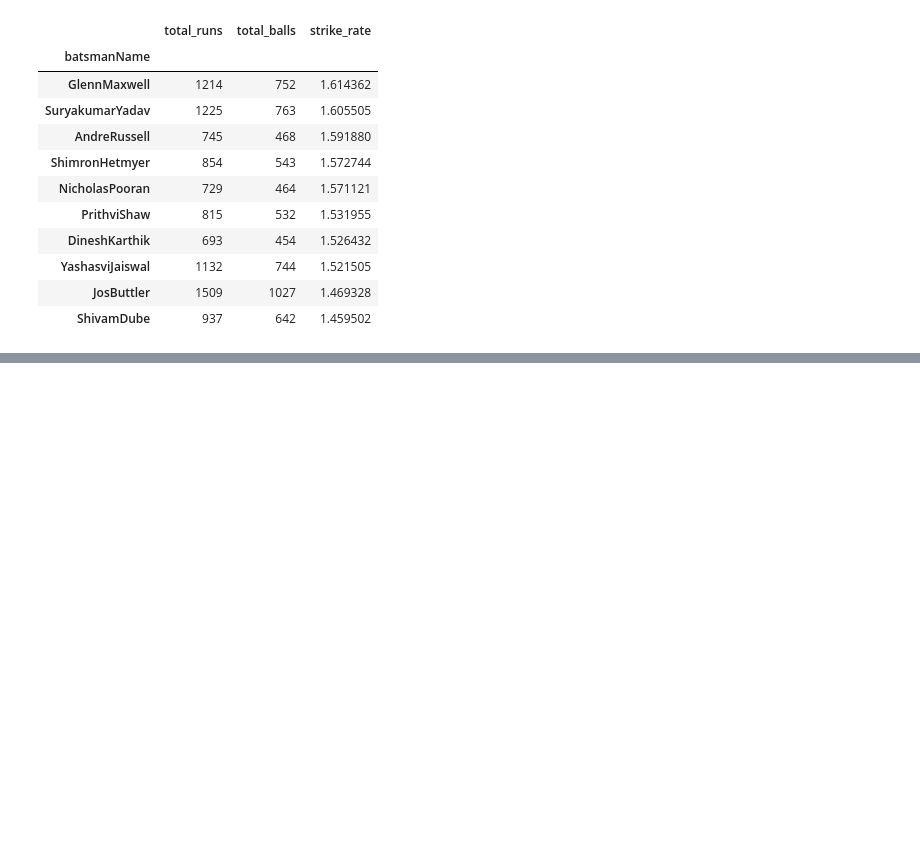
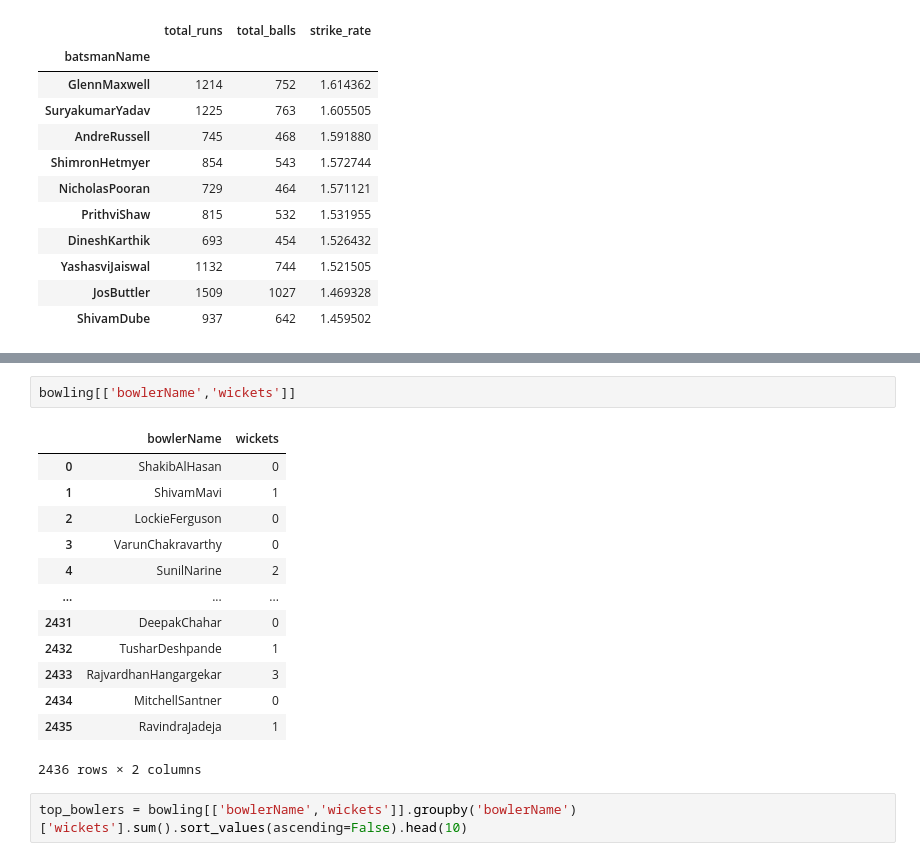
Before and after one commit to sourabhms66/ipl_2024, a Jupyter notebook: codes.ipynb, the cells around one changed output, grey strips where cells are left out. Saved outputs shown, nothing was run; the diff lists cells and outputs as text; blank space fills up the shorter version.

```diff
--- a/codes.ipynb
+++ b/codes.ipynb
@@ -428,0 +445,18 @@ batsman_strike_rate.sort_values(by='strike_rate',ascending=False).head(10)
+# %%
+bowling[['bowlerName','wickets']]
+# %% [output]
+|  | bowlerName | wickets |
+| 0 | ShakibAlHasan | 0 |
+| 1 | ShivamMavi | 1 |
+| 2 | LockieFerguson | 0 |
+| 3 | VarunChakravarthy | 0 |
+| 4 | SunilNarine | 2 |
+| ... | ... | ... |
+| 2431 | DeepakChahar | 0 |
+| 2432 | TusharDeshpande | 1 |
+| 2433 | RajvardhanHangargekar | 3 |
+| 2434 | MitchellSantner | 0 |
+| 2435 | RavindraJadeja | 1 |
+2436 rows × 2 columns
+# %%
+top_bowlers = bowling[['bowlerName','wickets']].groupby('bowlerName')['wickets'].sum().sort_values(ascending=False).head(10)
```
Also changed, not shown: parts of 3 cells of this notebook.
